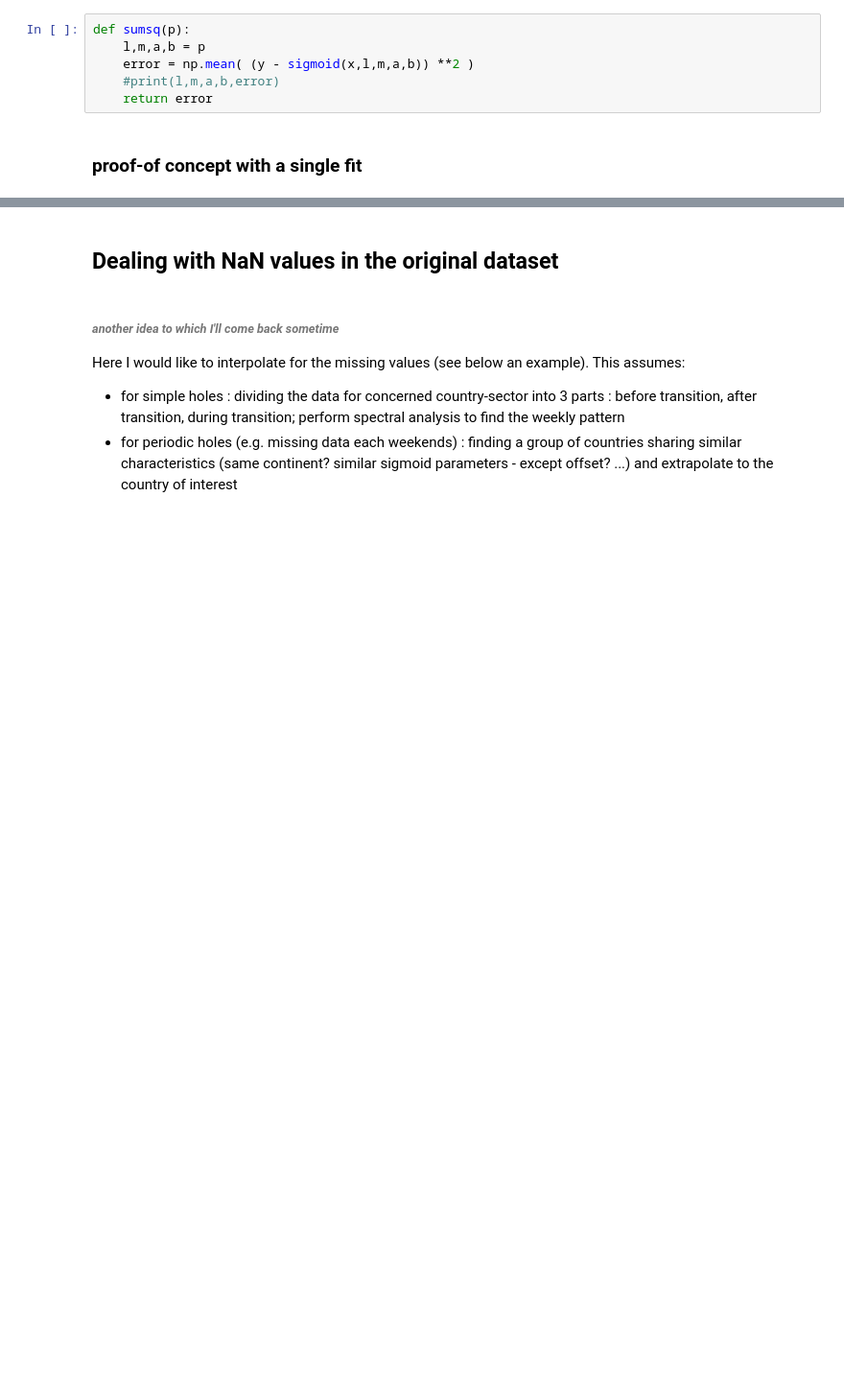
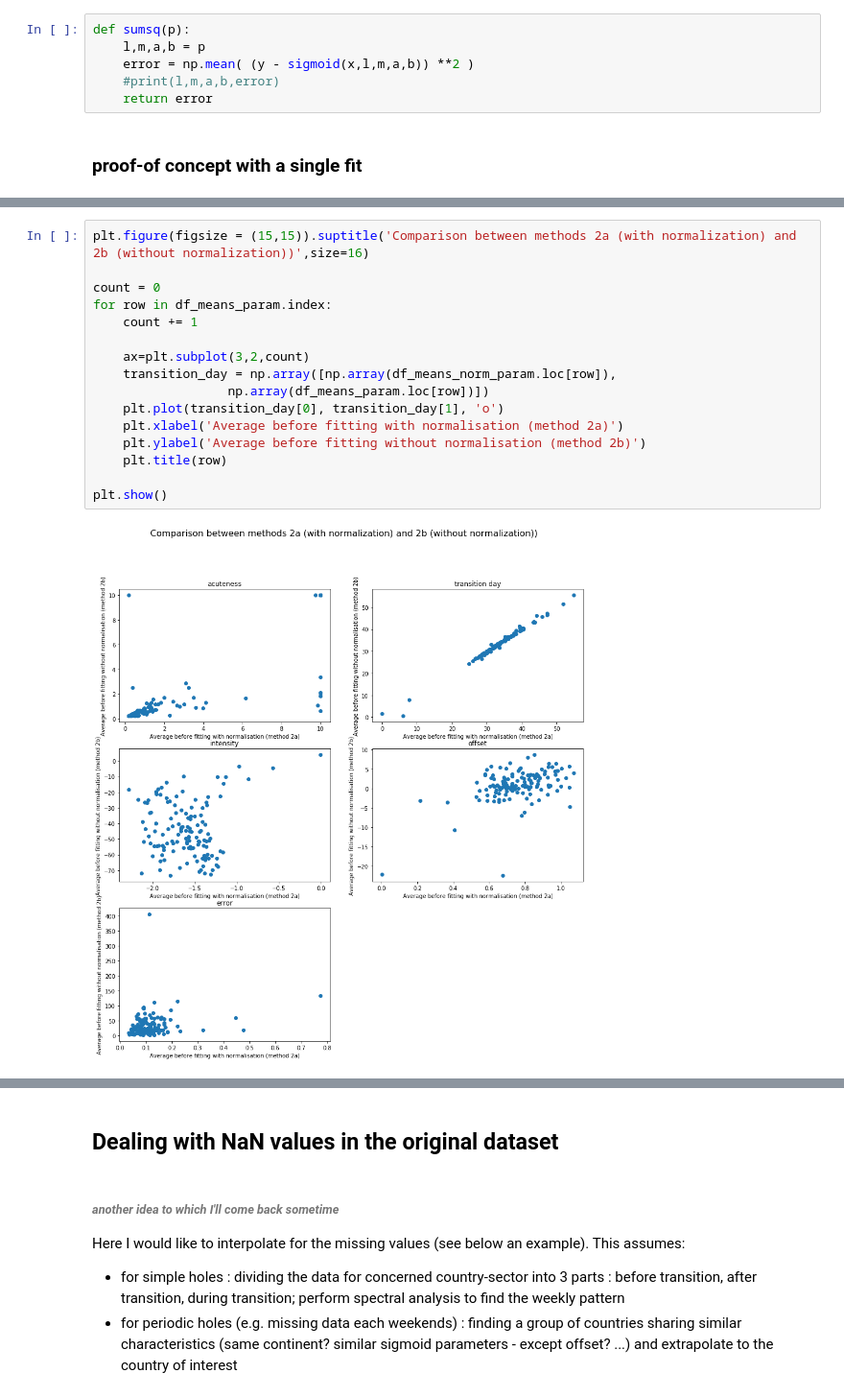
Before and after one commit to sylvainhislaire/projects, a Jupyter notebook: 1 - Fitting Google mobility data.ipynb, the cells around one changed output, grey strips where cells are left out. Shown at 96% size. Saved outputs shown, nothing was run; the diff lists cells and outputs as text; blank space fills up the shorter version.

```diff
--- a/1 - Fitting Google mobility data.ipynb
+++ b/1 - Fitting Google mobility data.ipynb
@@ -325,0 +421,18 @@ l,m,a,b = df_param.loc[['acuteness','transition day','intensity','offset'],colum
+# %%
+plt.figure(figsize = (15,15)).suptitle('Comparison between methods 2a (with normalization) and 2b (without normalization))',size=16)
+
+count = 0
+for row in df_means_param.index:
+    count += 1
+
+    ax=plt.subplot(3,2,count)
+    transition_day = np.array([np.array(df_means_norm_param.loc[row]),
+                  np.array(df_means_param.loc[row])])
+    plt.plot(transition_day[0], transition_day[1], 'o')
+    plt.xlabel('Average before fitting with normalisation (method 2a)')
+    plt.ylabel('Average before fitting without normalisation (method 2b)')
+    plt.title(row)
+
+plt.show()
+# %% [output]
+[figure, added]
```
Also changed, not shown: parts of 41 cells of this notebook, 2 other files.
